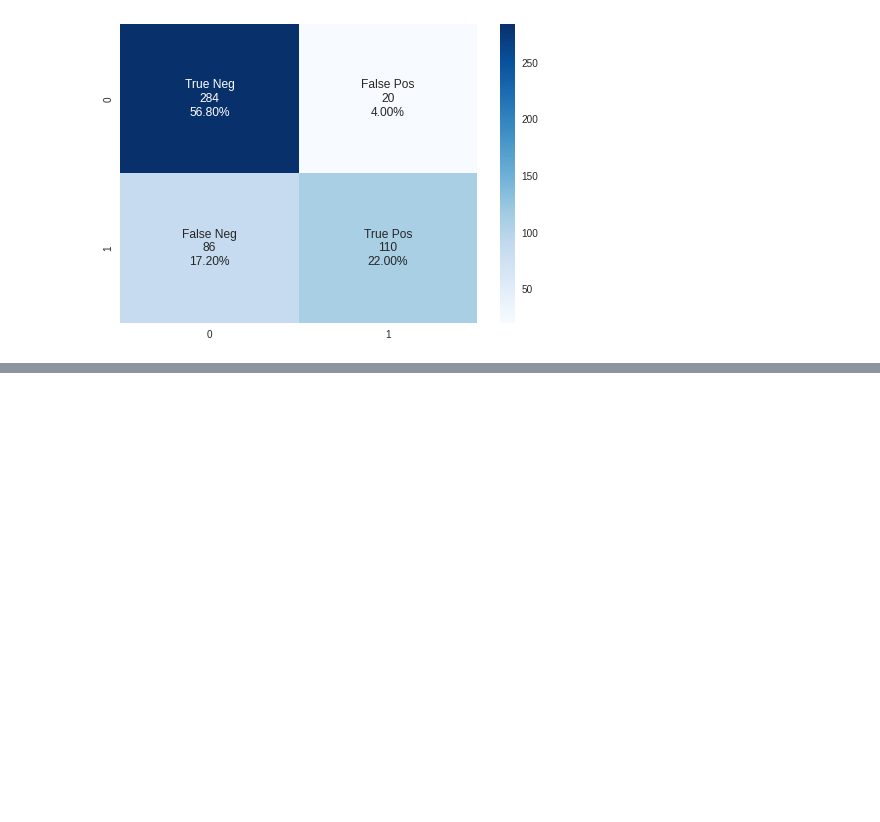
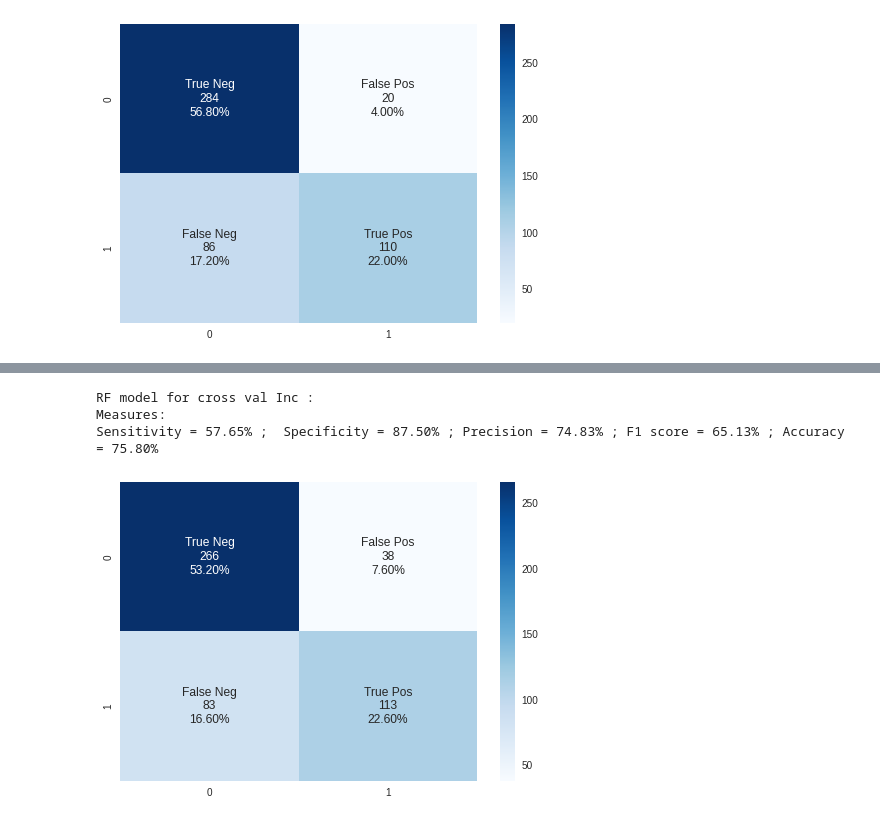
Before and after one commit to Emmalito/ML_BC2, a Jupyter notebook: src/modeling.ipynb, the cells around one changed output, grey strips where cells are left out. Cells and saved outputs as stored; diff of their text form; code cells hidden in the pictures; blank space fills up the shorter version.

```diff
--- a/src/modeling.ipynb
+++ b/src/modeling.ipynb
@@ -217,0 +229,8 @@ mean of 0.86 precision with a standard deviation of 0.01 for test_precision
+# %%
+print("RF model for cross val Inc : ")
+confusionMat(predInc,1, plot=True)
+# %% [output]
+RF model for cross val Inc :
+Measures:
+Sensitivity = 57.65% ;  Specificity = 87.50% ; Precision = 74.83% ; F1 score = 65.13% ; Accuracy = 75.80%
+[figure, added]
```
Also changed, not shown: parts of 7 cells of this notebook.
